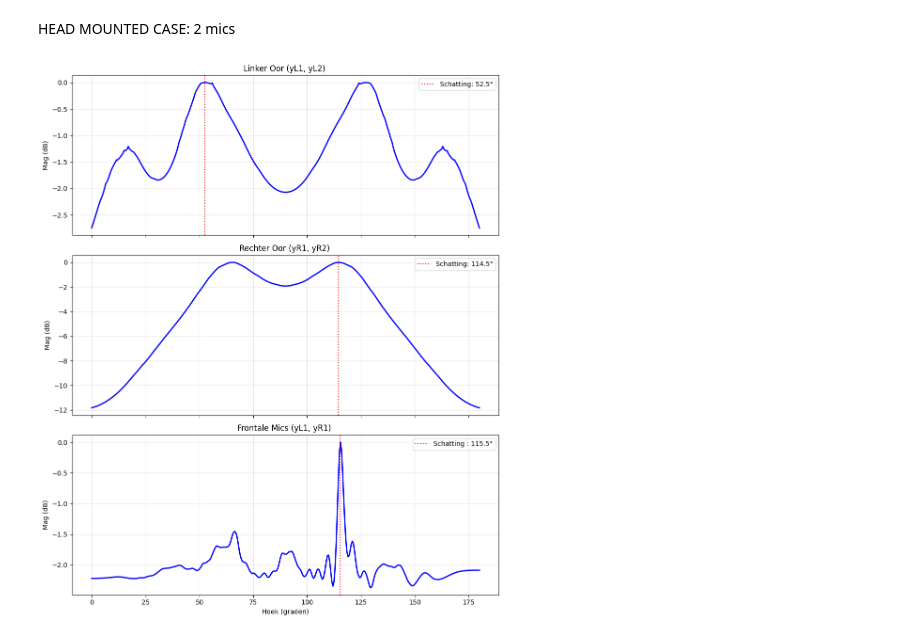
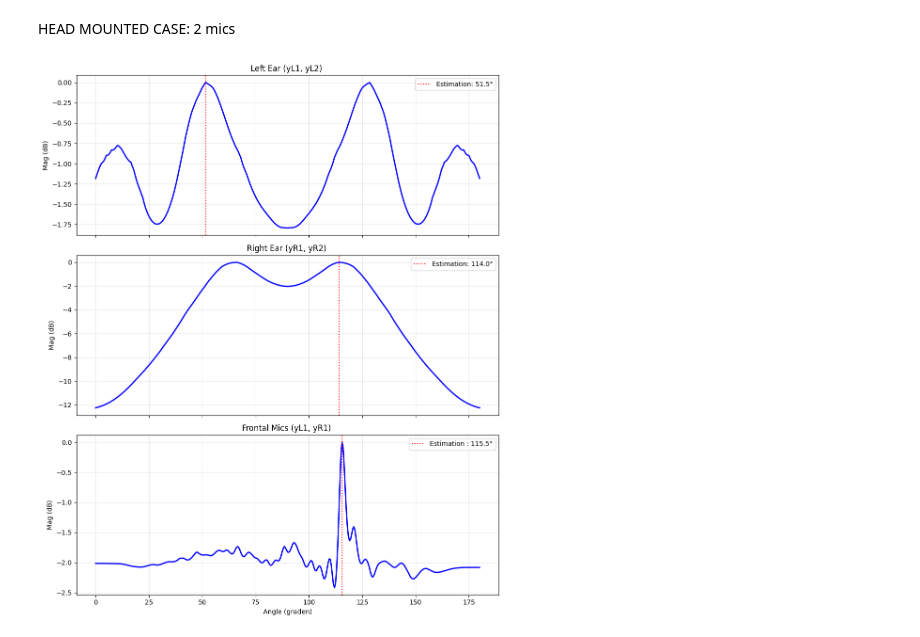
Before and after one commit to matsjoris6/P_D_ISSP_base-main, a Jupyter notebook: deadline1/week2.ipynb, the cells around one changed output. Cells and saved outputs as stored; diff of their text form; code cells hidden in the pictures.

```diff
--- a/deadline1/week2.ipynb
+++ b/deadline1/week2.ipynb
@@ -361,8 +361,8 @@ import matplotlib.pyplot as plt
 
 
 base_folder = os.path.join(base_path,"sound_files", "head_mounted_rirs")
-dry_signal_1_path = os.path.join(base_path,"sound_files", "part2_track1_dry.wav")
-dry_signal_2_path = os.path.join(base_path,"sound_files", "part2_track2_dry.wav")
+dry_signal_1_path = os.path.join(base_path,"sound_files", "part1_track1_dry.wav")
+dry_signal_2_path = os.path.join(base_path,"sound_files", "part1_track2_dry.wav")
 
 fs_sim = 44100
 c = 343.0
@@ -381,7 +381,9 @@ angle_R = float(folder_right.replace("s", ""))
 
 
 dry_sig_1, _ = sf.read(dry_signal_1_path)
+#dry_sig_1 = np.zeros_like(dry_sig_1)
 dry_sig_2, _ = sf.read(dry_signal_2_path)
+#dry_sig_2 = np.zeros_like(dry_sig_2)
 
 min_len = min(len(dry_sig_1), len(dry_sig_2))
 dry_sig_1 = dry_sig_1[:min_len]
@@ -467,38 +469,38 @@ ang_L, spec_L, est_L = music_wideband_2mics(micsigs_left_ear, fs_sim, d_ear, Q=1
 ang_R, spec_R, est_R = music_wideband_2mics(micsigs_right_ear, fs_sim, d_ear, Q=1,orientation="y")
 ang_F, spec_F, est_F = music_wideband_2mics(micsigs_front, fs_sim, d_front, Q=1,orientation="x")
 
 
 fig, (ax1, ax2, ax3) = plt.subplots(3, 1, figsize=(10, 12), sharex=True)
 
 # Plot 1: Linker Oor
 ax1.plot(ang_L, spec_L, 'b-', lw=2)
 
-ax1.axvline(est_L[0], color='r', ls=':', label=f'Schatting: {est_L[0]:.1f}°')
-ax1.set_title("Linker Oor (yL1, yL2) ")
+ax1.axvline(est_L[0], color='r', ls=':', label=f'Estimation: {est_L[0]:.1f}°')
+ax1.set_title("Left Ear (yL1, yL2) ")
 ax1.set_ylabel("Mag (dB)")
 ax1.legend()
 ax1.grid(True, alpha=0.3)
 
 # Plot 2: Rechter Oor
 ax2.plot(ang_R, spec_R, 'b-', lw=2)
 
-ax2.axvline(est_R[0], color='r', ls=':', label=f'Schatting: {est_R[0]:.1f}°')
-ax2.set_title("Rechter Oor (yR1, yR2) ")
+ax2.axvline(est_R[0], color='r', ls=':', label=f'Estimation: {est_R[0]:.1f}°')
+ax2.set_title("Right Ear (yR1, yR2) ")
 ax2.set_ylabel("Mag (dB)")
 ax2.legend()
 ax2.grid(True, alpha=0.3)
 
 # Plot 3: Frontale Mics
 ax3.plot(ang_F, spec_F, 'b-', lw=2)
 
-ax3.axvline(est_F[0], color='r', ls=':', label=f'Schatting : {est_F[0]:.1f}°')
-ax3.set_title("Frontale Mics (yL1, yR1) ")
+ax3.axvline(est_F[0], color='r', ls=':', label=f'Estimation : {est_F[0]:.1f}°')
+ax3.set_title("Frontal Mics (yL1, yR1) ")
 ax3.set_ylabel("Mag (dB)")
-ax3.set_xlabel("Hoek (graden)")
+ax3.set_xlabel("Angle (graden)")
 ax3.legend()
 ax3.grid(True, alpha=0.3)
 
 plt.tight_layout()
 plt.show()
 # %% [output]
-[figure, old version]
+[figure, new version]
```
Also changed, not shown: parts of 3 cells of this notebook, 19 other files.
